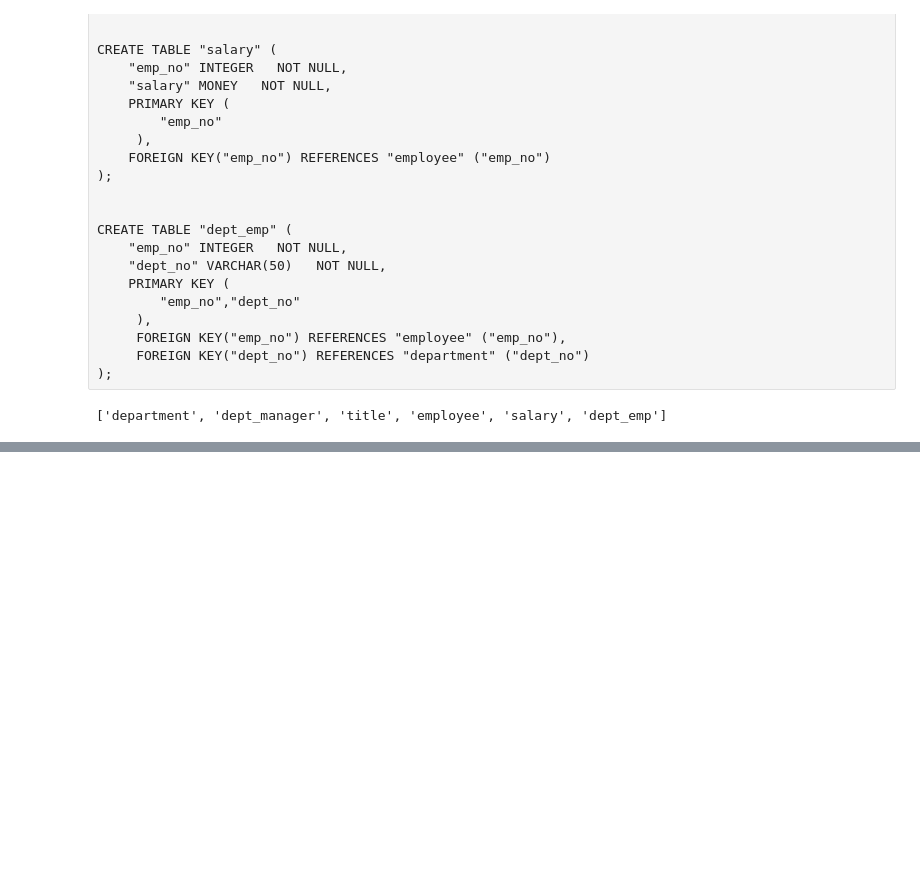
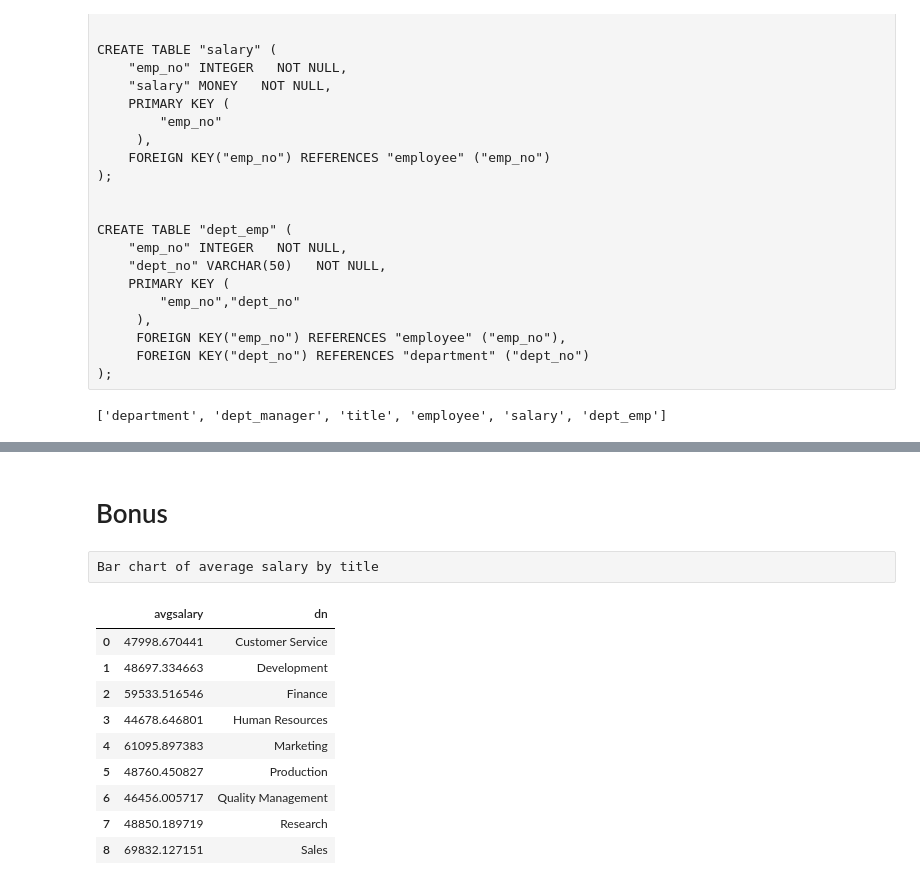
Before and after one commit to dianaagustinaf/sql-challenge, a Jupyter notebook: EmployeeSQL/data-modeling-and-analysis.ipynb, the cells around one changed output, grey strips where cells are left out. Saved outputs shown, nothing was run; the diff lists cells and outputs as text; code cells hidden in the pictures; blank space fills up the shorter version.

Commit message:
add bonus

```diff
--- a/EmployeeSQL/Employees Data.ipynb
+++ b/EmployeeSQL/data-modeling-and-analysis.ipynb
@@ -399,0 +401,2 @@ pd.read_sql_query('select * from department', con=engine).head()
+# %% [markdown]
+# Bonus
@@ -399,0 +405,24 @@ pd.read_sql_query('select * from department', con=engine).head()
+# %% [raw]
+Bar chart of average salary by title
+# %%
+salary_avg = pd.read_sql_query(
+    '''select avg(cast(sa.salary as numeric(10,2))) as avgSalary, department.dept_name as dn
+        from salary as sa
+        join employee ON employee.emp_no = sa.emp_no
+        join dept_emp ON dept_emp.emp_no = employee.emp_no
+		join department ON department.dept_no = dept_emp.dept_no
+        group by dn''',
+    con=engine
+)
+salary_avgvalues
+# %% [output]
+|  | avgsalary | dn |
+| 0 | 47998.670441 | Customer Service |
+| 1 | 48697.334663 | Development |
+| 2 | 59533.516546 | Finance |
+| 3 | 44678.646801 | Human Resources |
+| 4 | 61095.897383 | Marketing |
+| 5 | 48760.450827 | Production |
+| 6 | 46456.005717 | Quality Management |
+| 7 | 48850.189719 | Research |
+| 8 | 69832.127151 | Sales |
```
Also changed, not shown: parts of 29 cells of this notebook, 2 other files.
